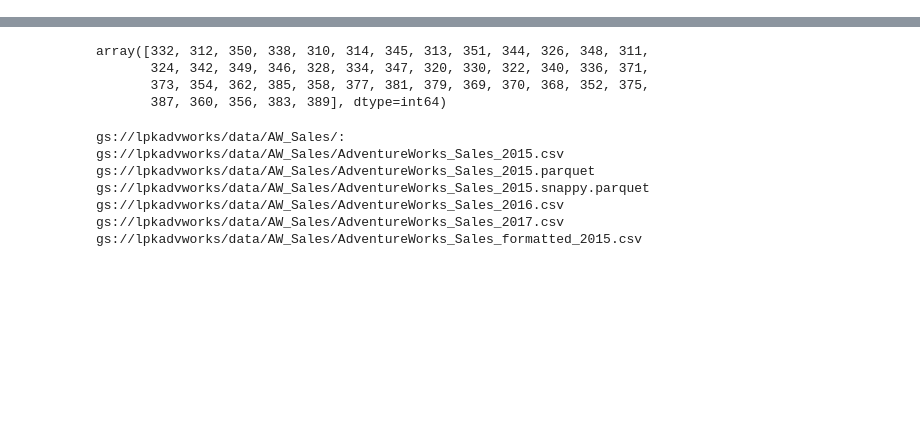
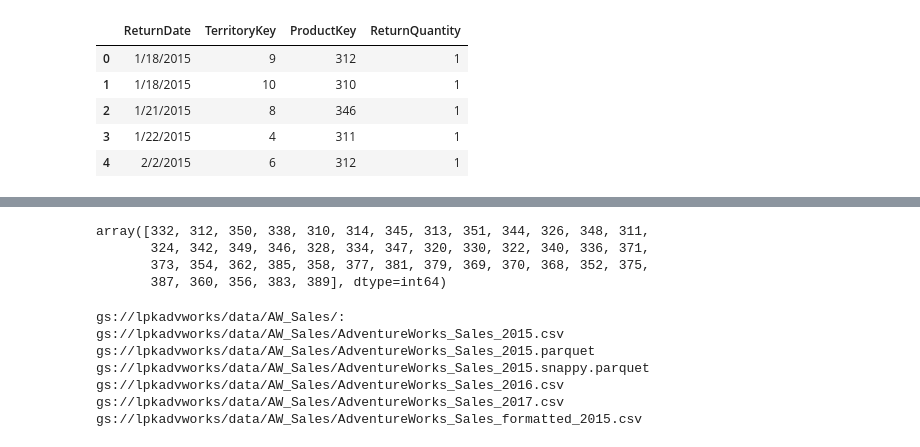
Before and after one commit to LenSin3/Adventure-Works-GCP, a Jupyter notebook: adventureworks/notebooks/02-Load Data into Bigquery from GCS Using python.ipynb, the cells around one changed output, grey strips where cells are left out. Saved outputs shown, nothing was run; the diff lists cells and outputs as text; code cells hidden in the pictures; blank space fills up the shorter version.

```diff
--- a/adventureworks/notebooks/02-Load Data into Bigquery from GCS Using python.ipynb
+++ b/adventureworks/notebooks/02-Load Data into Bigquery from GCS Using python.ipynb
@@ -10,0 +180,11 @@ client = bigquery.Client()
+# %%
+# returns
+returns = pd.read_csv('gs://lpkadvworks/data/other_data/AdventureWorks_Returns.csv')
+returns.head()
+# %% [output]
+|  | ReturnDate | TerritoryKey | ProductKey | ReturnQuantity |
+| 0 | 1/18/2015 | 9 | 312 | 1 |
+| 1 | 1/18/2015 | 10 | 310 | 1 |
+| 2 | 1/21/2015 | 8 | 346 | 1 |
+| 3 | 1/22/2015 | 4 | 311 | 1 |
+| 4 | 2/2/2015 | 6 | 312 | 1 |
```
Also changed, not shown: parts of 24 cells of this notebook, 18 other files.
